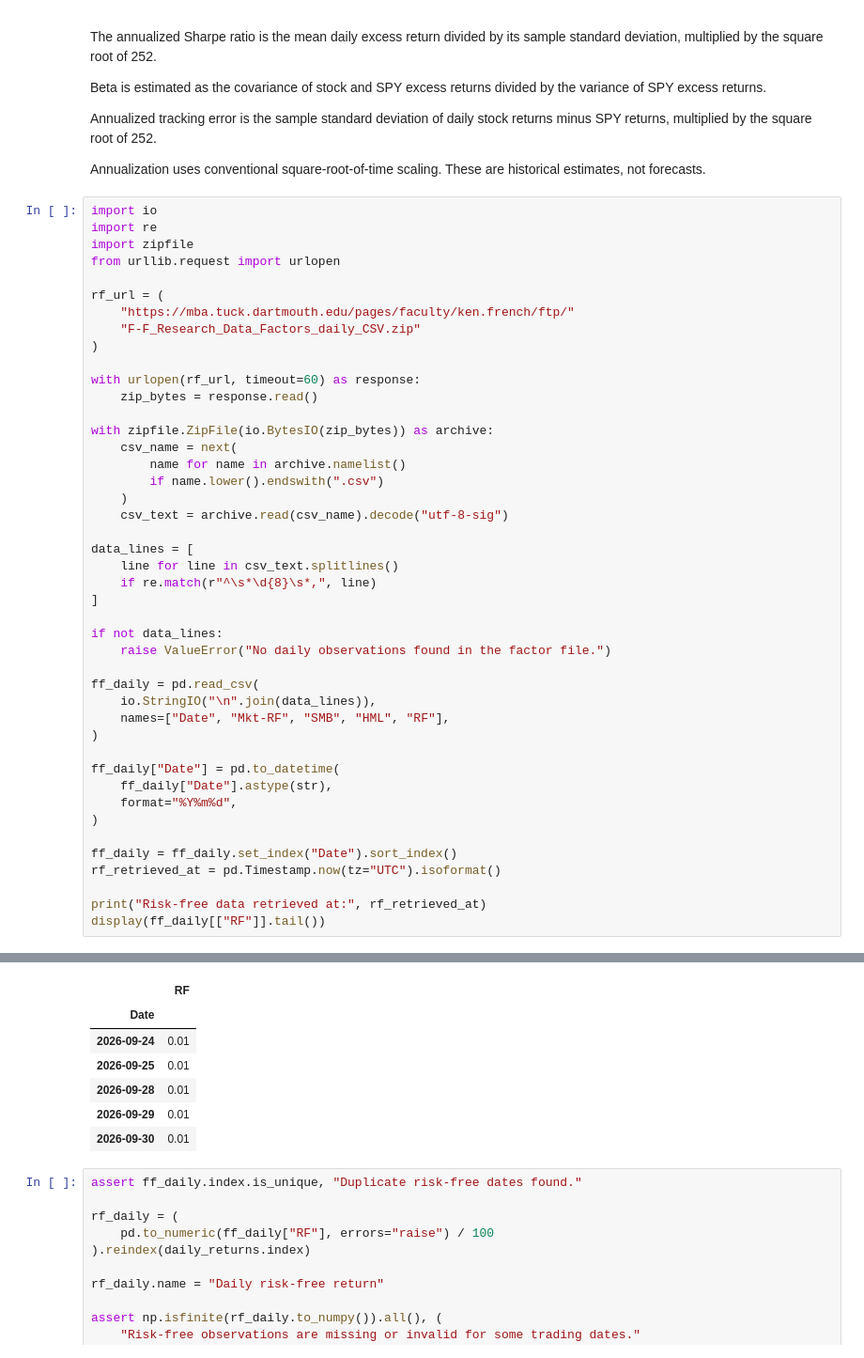
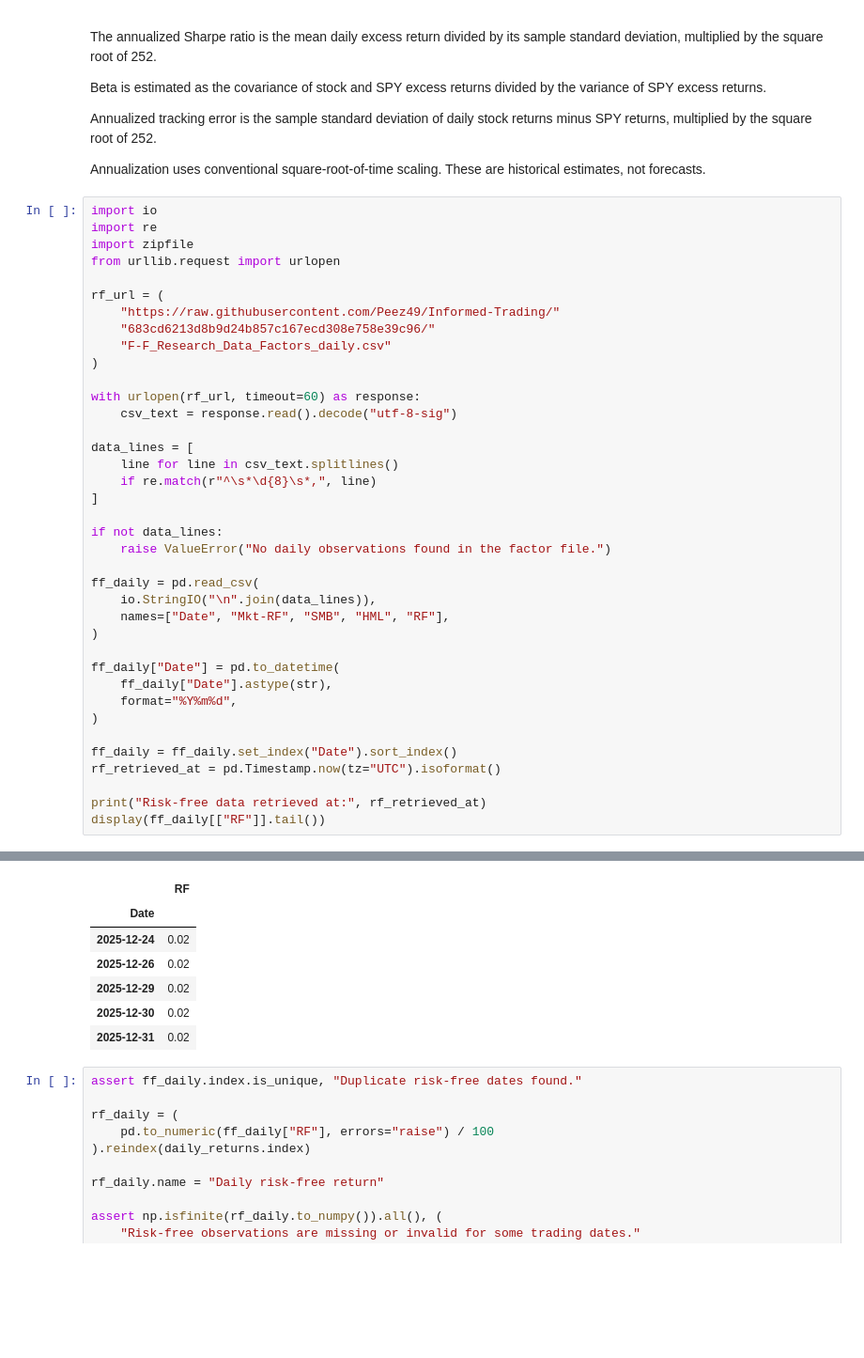
Before and after one commit to nmahambre/analytics-portfolio, a Jupyter notebook: nvidia-peer-analysis/NVIDIA_Peer_Risk_Return_Analysis.ipynb, the cells around one changed output, grey strips where cells are left out. Shown at 94% size. Saved outputs shown, nothing was run; the diff lists cells and outputs as text; blank space fills up the shorter version.

```diff
--- a/nvidia-peer-analysis/NVIDIA_Peer_Risk_Return_Analysis.ipynb
+++ b/nvidia-peer-analysis/NVIDIA_Peer_Risk_Return_Analysis.ipynb
@@ -427,19 +427,13 @@ import zipfile
 from urllib.request import urlopen
 
 rf_url = (
-    "https://mba.tuck.dartmouth.edu/pages/faculty/ken.french/ftp/"
-    "F-F_Research_Data_Factors_daily_CSV.zip"
+    "https://raw.githubusercontent.com/Peez49/Informed-Trading/"
+    "683cd6213d8b9d24b857c167ecd308e758e39c96/"
+    "F-F_Research_Data_Factors_daily.csv"
 )
 
 with urlopen(rf_url, timeout=60) as response:
-    zip_bytes = response.read()
-
-with zipfile.ZipFile(io.BytesIO(zip_bytes)) as archive:
-    csv_name = next(
-        name for name in archive.namelist()
-        if name.lower().endswith(".csv")
-    )
-    csv_text = archive.read(csv_name).decode("utf-8-sig")
+    csv_text = response.read().decode("utf-8-sig")
 
 data_lines = [
     line for line in csv_text.splitlines()
@@ -469,10 +463,10 @@ Risk-free data retrieved at: 2026-11-14T21:32:04.954442+00:00
 |  | RF |
 | Date |  |
-| 2026-09-24 | 0.01 |
-| 2026-09-25 | 0.01 |
-| 2026-09-28 | 0.01 |
-| 2026-09-29 | 0.01 |
-| 2026-09-30 | 0.01 |
+| 2025-12-24 | 0.02 |
+| 2025-12-26 | 0.02 |
+| 2025-12-29 | 0.02 |
+| 2025-12-30 | 0.02 |
+| 2025-12-31 | 0.02 |
 # %%
 assert ff_daily.index.is_unique, "Duplicate risk-free dates found."
 
```
Also changed, not shown: parts of 12 cells of this notebook, 11 other files.
